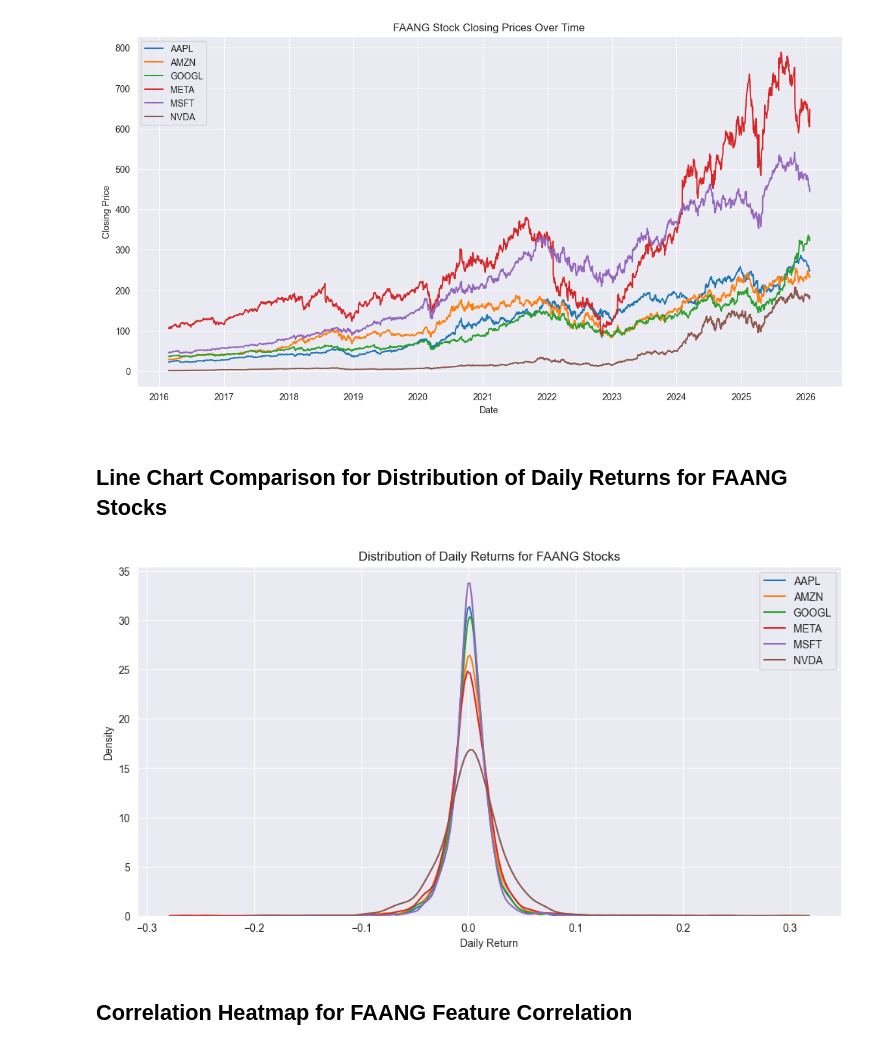
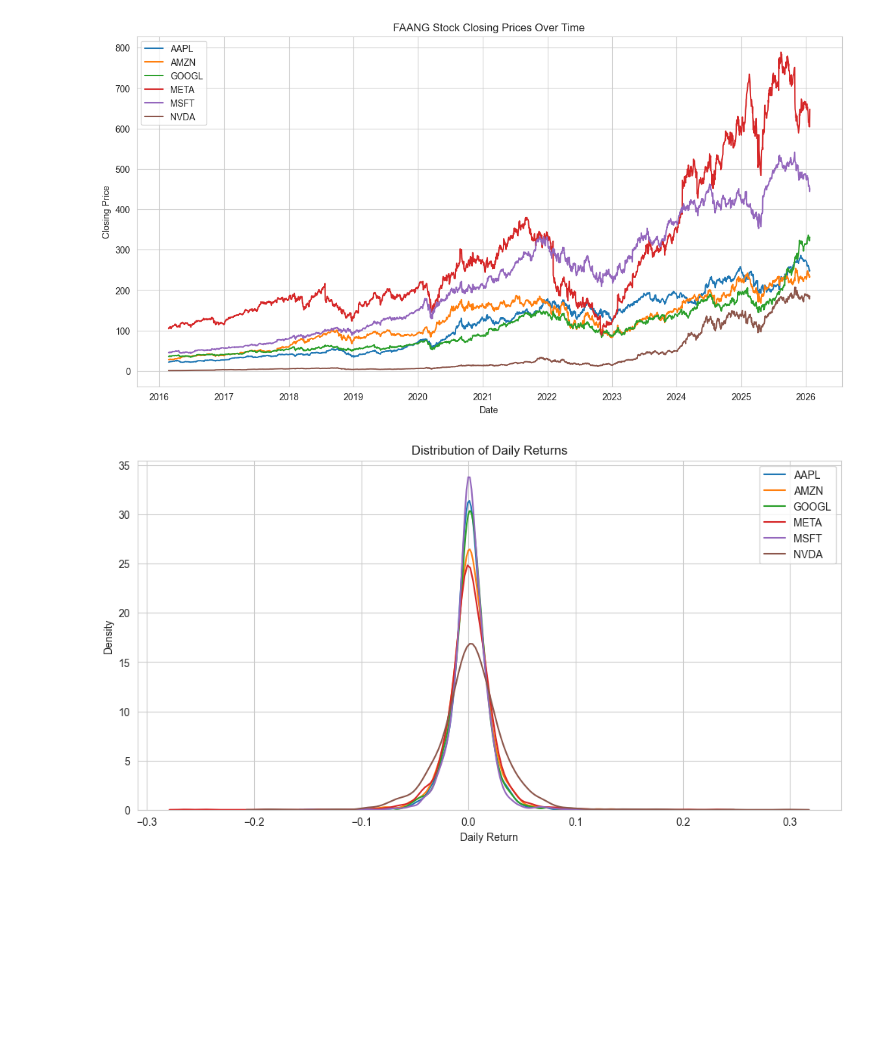
Before and after one commit to codingirl99/faang-stock-forecasting, a Jupyter notebook: notebooks/1_data_eda_visualizations.ipynb, the cells around one changed output. Drawn from its saved outputs; the diff is of its cells as text; code cells hidden in the pictures; blank space fills up the shorter version.

```diff
--- a/notebooks/1_data_eda_visualizations.ipynb
+++ b/notebooks/1_data_eda_visualizations.ipynb
@@ -1,8 +1,14 @@
 # %% [markdown]
 # Exploratory Data Analysis
 # %%
+# Imports
 import pandas as pd
 import numpy as np
+
+import matplotlib.pyplot as plt
+import seaborn as sns
+
+sns.set_style("whitegrid")
 
 # Load dataset
 df = pd.read_csv("../data/faang_stock_prices.csv")
@@ -10,8 +16,5 @@ df = pd.read_csv("../data/faang_stock_prices.csv")
 # Convert Date column
 df["Date"] = pd.to_datetime(df["Date"])
 
-# Sort chronologically
-df = df.sort_values("Date")
-
-# Preview dataset
-df.head()
+# Sort data by ticker and date
+df = df.sort_values(["Ticker", "Date"])
@@ -101,3 +99,0 @@ import seaborn as sns
-# %%
-df["Date"] = pd.to_datetime(df["Date"])
-df = df.sort_values("Date")
@@ -106 +100,6 @@ df = df.sort_values("Date")
+# %%
+# Create daily returns
+df["Daily_Return"] = (
+    df.groupby("Ticker")["Close"].pct_change()
+)
 # %%
@@ -131,45 +125,26 @@ plt.legend()
 plt.show()
 # %% [output]
 [figure]
-# %% [markdown]
-## Line Chart Comparison for Distribution of Daily Returns for FAANG Stocks
 # %%
-# Create chart size
+# Distribution of daily returns
 plt.figure(figsize=(12,6))
 
-# Loop through each unique company ticker
 for ticker in df["Ticker"].unique():
 
-    # Filter dataframe for ONE company
-    company_df = df[df["Ticker"] == ticker].copy()
+    company_df = df[df["Ticker"] == ticker]
 
-    # Create previous day's closing price
-    company_df["Prev_Close"] = company_df["Close"].shift(1)
-
-    # Calculate daily return
-    company_df["Daily_Return"] = (
-        (company_df["Close"] - company_df["Prev_Close"])
-        / company_df["Prev_Close"]
-    )
-
-    # Plot smooth distribution curve
     sns.kdeplot(
         company_df["Daily_Return"].dropna(),
         label=ticker
     )
 
-# Add chart title and labels
-plt.title("Distribution of Daily Returns for FAANG Stocks")
+plt.title("Distribution of Daily Returns")
 plt.xlabel("Daily Return")
 plt.ylabel("Density")
 
-# Show company labels
 plt.legend()
 
-# Display chart
 plt.show()
 # %% [output]
-[figure, old version]
+[figure, new version]
-# %% [markdown]
-## Correlation Heatmap for FAANG Feature Correlation
 # %%
```
Also changed, not shown: parts of 16 cells of this notebook, 1 other file.
